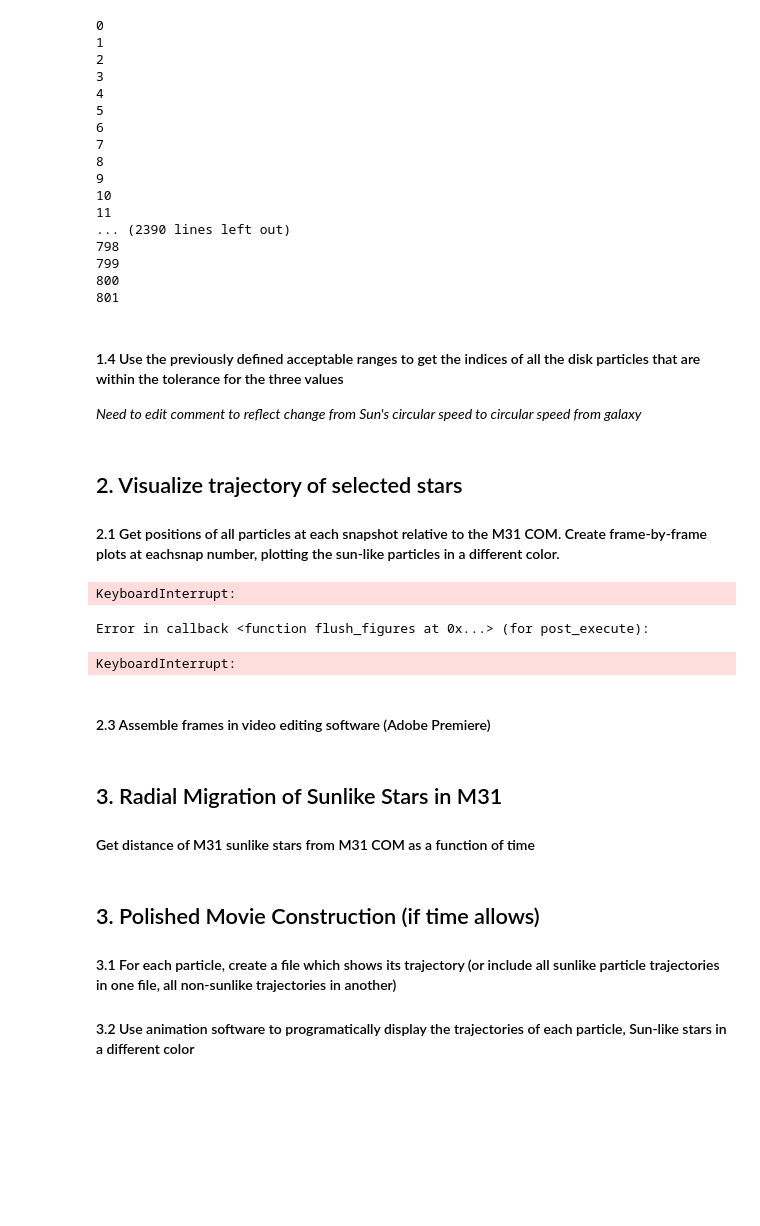
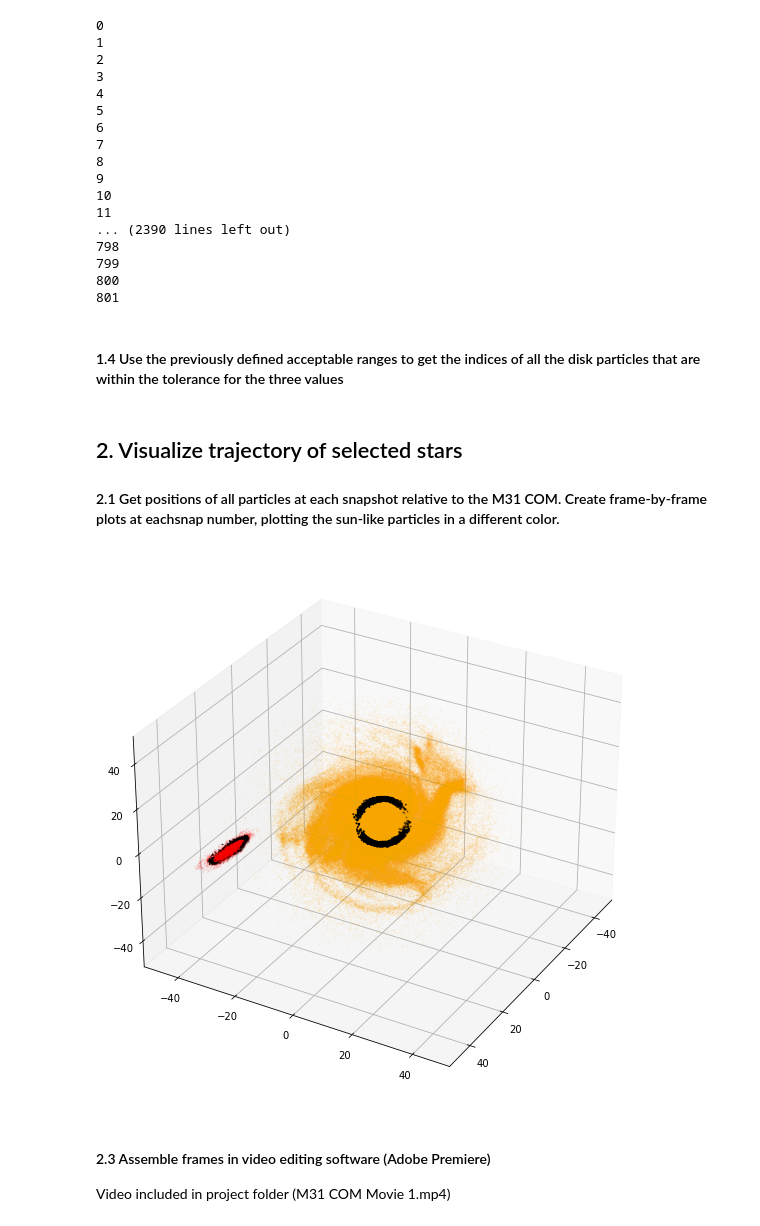
Before and after one commit to anshrg/400B_2023_Gupta, a Jupyter notebook: Research Assignments/Research Assignment 5/Ansh Gupta Galaxy Project - Fate of Sunlike Stars.ipynb, the cells around one changed output. Drawn from its saved outputs; the diff is of its cells as text; code cells hidden in the pictures; blank space fills up the shorter version.

```diff
--- a/Research Assignments/Research Assignment 5/Ansh Gupta Galaxy Project - Fate of Sunlike Stars.ipynb
+++ b/Research Assignments/Research Assignment 5/Ansh Gupta Galaxy Project - Fate of Sunlike Stars.ipynb
@@ -24,12 +27,12 @@ from MassProfile import MassProfile
 # %%
 # For an initial estimate for selecting Sun-like particles, I use a tolerance of 10% (plus or minus 0.1 * parameter)
 sun_r = 8.29 # Distance of Sun from MW center in kpc (van der Marel+ 2012b)
-max_z_velocity = 30 # all particles with z-velocity < 30 km/s, condition from (van der Marel+ 2012a)
+max_z_velocity = 100 # all particles with z-velocity < 30 km/s, condition from (van der Marel+ 2012a)
 
 # tuple storing radial distance of sun from galactic center (kpc) and maximum allowed out-of-plane velocity (km/s)
 sun_parameters = (sun_r, max_z_velocity)
-sun_tolerances = (0.1, 0.1, 0.1) # fractional tolerance values for defining sun-like stars
-# first tolerance value is on radial distance, second is on max z velocity, third on calculated circular speed
+sun_tolerances = (0.1, 0.1) # fractional tolerance values for defining sun-like stars
+# first tolerance value is on radial distance, second is on calculated circular speed
 # %% [markdown]
 #### 1.2 Import function to rotate the frame of M31 and M33 so that edge-on and face-on components of their components can be analyzed (following Lab 7)
 # %%
@@ -129,14 +133,12 @@ y_M33 = M33_orbit['y'] # y position of M33 COM
 z_M33 = M33_orbit['z'] # z position of M33 COM
 # %% [markdown]
 #### 1.4 Use the previously defined acceptable ranges to get the indices of all the disk particles that are within the tolerance for the three values
-
-*Need to edit comment to reflect change from Sun's circular speed to circular speed from galaxy*
 # %%
 def sunlike_stars(path, galaxy, snap, parameters, tolerances):
     ''' Function to find indices of Sun-like stars in the MW, M31, or M33. These stars are defined
-    as ones which are a certain radial distance away from their galactic center, a specific height
-    above or below the galactic plane, and have a certain circular speed, all within certain
-    tolerances.
+    as ones which are a specified radial distance away from their galactic center and with circular
+    speeds which match the one calculated by the enclosed mass within that radius, within supplied
+    tolerances. There is also a cutoff for maximum out-of-plane velocity (van der Marel+ 2012a).
 
     INPUTS
     ------
@@ -146,12 +148,10 @@ def sunlike_stars(path, galaxy, snap, parameters, tolerances):
         name of galaxy to find indices for ('MW', 'M31', 'M33')
     snap: `int`
         snap number to find sunlike star indices at
-    sun_parameters: `tuple`
-        tuple containing sun distance from galactic center (kpc), circular speed (km/s), and height
-        above the galactic plane (pc, not being used due to reasons listed on top)
+    parameters: `tuple`
+        tuple containing sun distance from galactic center (kpc) and maximum out-of-plane velocity (km/s)
     sun_tolerances: `tuple`
-        fractional tolerances in the sun_parameters, or the allowed error for a candidate particle
-        to be considered sun-like. In same order as sun_parameters
+        fractional allowed tolerances in the radial distance from the galactic center and circular speed
 
     RETURNS
     -------
@@ -159,9 +159,8 @@ def sunlike_stars(path, galaxy, snap, parameters, tolerances):
         array of indices of sun-like stars in the given galaxy
     '''
 
-
     sun_r, max_z_velocity = sun_parameters # unpack tuple of sun parameters
-    sun_r_tol, circular_speed_tol, max_z_velocity_tol = sun_tolerances # unpack tolerances
+    sun_r_tol, circular_speed_tol = sun_tolerances # unpack tolerances
 
     mass_profile = MassProfile(galaxy, snap)
     calculated_circular_speed = mass_profile.circularVelocityTotal(sun_r).value
@@ -202,8 +201,8 @@ def sunlike_stars(path, galaxy, snap, parameters, tolerances):
     # all particles with sun-like circular speed within specified tolerance
     circular_speed_indices = np.where(abs((circular_speed-calculated_circular_speed)/calculated_circular_speed) \
                                       < circular_speed_tol)
-    # all particles with z-velocity < 30 km/s, condition from (van der Marel+ 2012a)
-    z_indices = np.where(abs(v[:,2]) < 30)
+    # all particles with z-velocity < 30 km/s within tolerance, condition from (van der Marel+ 2012a)
+    z_indices = np.where(abs(v[:,2]) < max_z_velocity)
 
     indices = np.intersect1d(radial_indices, z_indices) # radius and z-velocity cutoffs
     indices = np.intersect1d(indices, circular_speed_indices) # add circular speed cutoff for MW/M31
@@ -240,40 +239,36 @@ for index, i in enumerate(range(snap_start, snap_end+1, increment)):
     filename2 = M31_path + 'M31/M31_' + ilbl + '.txt' # M31 filename including snap
     time, total, data2 = Read(filename2) # read in the datafile
     disk_indices2 = np.where(data2['type'] == 2) # get all disk particle indices
     data2 = data2[disk_indices2] # data for all disk particles
     x2 = data2['x'] - M31_orbit['x'][index] # x position for M31 disk particles relative to M31 COM
     y2 = data2['y'] - M31_orbit['y'][index] # y position for M31 disk particles relative to M31 COM
     z2 = data2['z'] - M31_orbit['z'][index] # z position for M31 disk particles relative to M31 COM
     ax.scatter(x2, y2, z2, s=0.01, marker='.', c='orange') # plot M31 disk particles
     ax.scatter(x2[M31_sunlike_indices], y2[M31_sunlike_indices], \
                z2[M31_sunlike_indices], s=1, c='black') # plot M31 sun-like particles
 
     ### M33 Plotting
     filename3 = M33_path + 'M33/M33_' + ilbl + '.txt' # M33 filename including snap
     time, total, data3 = Read(filename3) # read in the datafile
     disk_indices3 = np.where(data3['type'] == 2)
     data3 = data3[disk_indices3] # data for all disk particles
     x3 = data3['x'] - M31_orbit['x'][index] # x position for M33 disk particles relative to M31 COM
     y3 = data3['y'] - M31_orbit['y'][index] # y position for M33 disk particles relative to M31 COM
     z3 = data3['z'] - M31_orbit['z'][index] # z position for M33 disk particles relative to M31 COM
     ax.scatter(x3, y3, z3, s=0.01, marker='.', c='red') # plot M33 disk particles
     ax.scatter(x3[M33_sunlike_indices], y3[M33_sunlike_indices],\
                z3[M33_sunlike_indices], s=0.1, c='black') # plot M33 sun-like particles
 
     ax.grid(True)
     ax.set_xlim(-50, 50)
     ax.set_ylim(-50, 50)
     ax.set_zlim(-50, 50)
     ax.view_init(30, 30)
 
-    plt.savefig(f'images/M31_COM_{index}.png') # save plot as image
-    ax.clear() # clear plot to get the next frame ready
+#     plt.savefig(f'images/M31_COM_{index}.png') # save plot as image
+#     ax.clear() # clear plot to get the next frame ready
 # %% [output]
-KeyboardInterrupt:
-Error in callback <function flush_figures at 0x...> (for post_execute):
-KeyboardInterrupt:
+[figure, added]
 # %% [markdown]
 #### 2.3 Assemble frames in video editing software (Adobe Premiere)
+Video included in project folder (M31 COM Movie 1.mp4)
-# %% [markdown]
-## 3. Radial Migration of Sunlike Stars in M31
-#### Get distance of M31 sunlike stars from M31 COM as a function of time
@@ -305,4 +274,0 @@ for index, i in enumerate(range(snap_start, snap_end+1, increment)):
-# %% [markdown]
-## 3. Polished Movie Construction (if time allows)
-#### 3.1 For each particle, create a file which shows its trajectory (or include all sunlike particle trajectories in one file, all non-sunlike trajectories in another)
-#### 3.2 Use animation software to programatically display the trajectories of each particle, Sun-like stars in a different color
```
Also changed, not shown: parts of 7 cells of this notebook, 1 other file.
